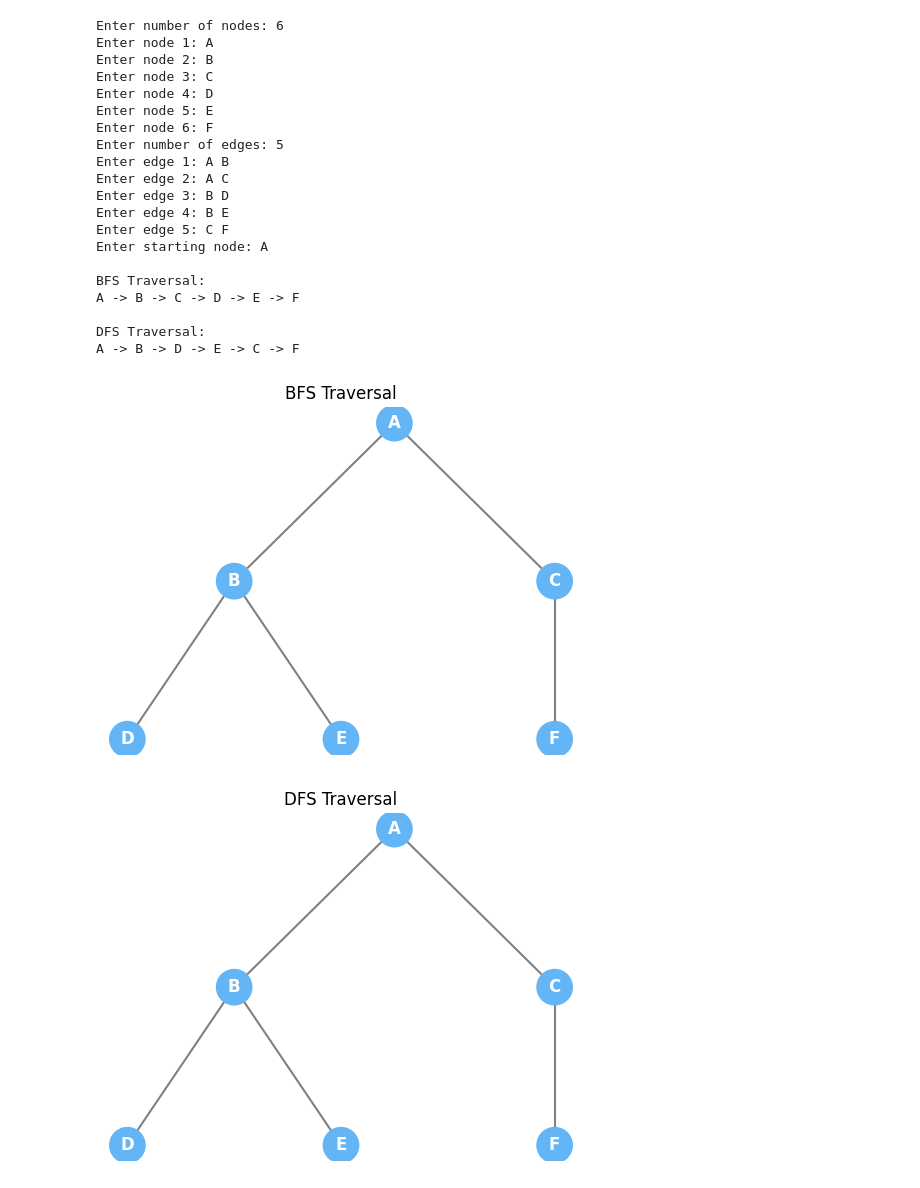
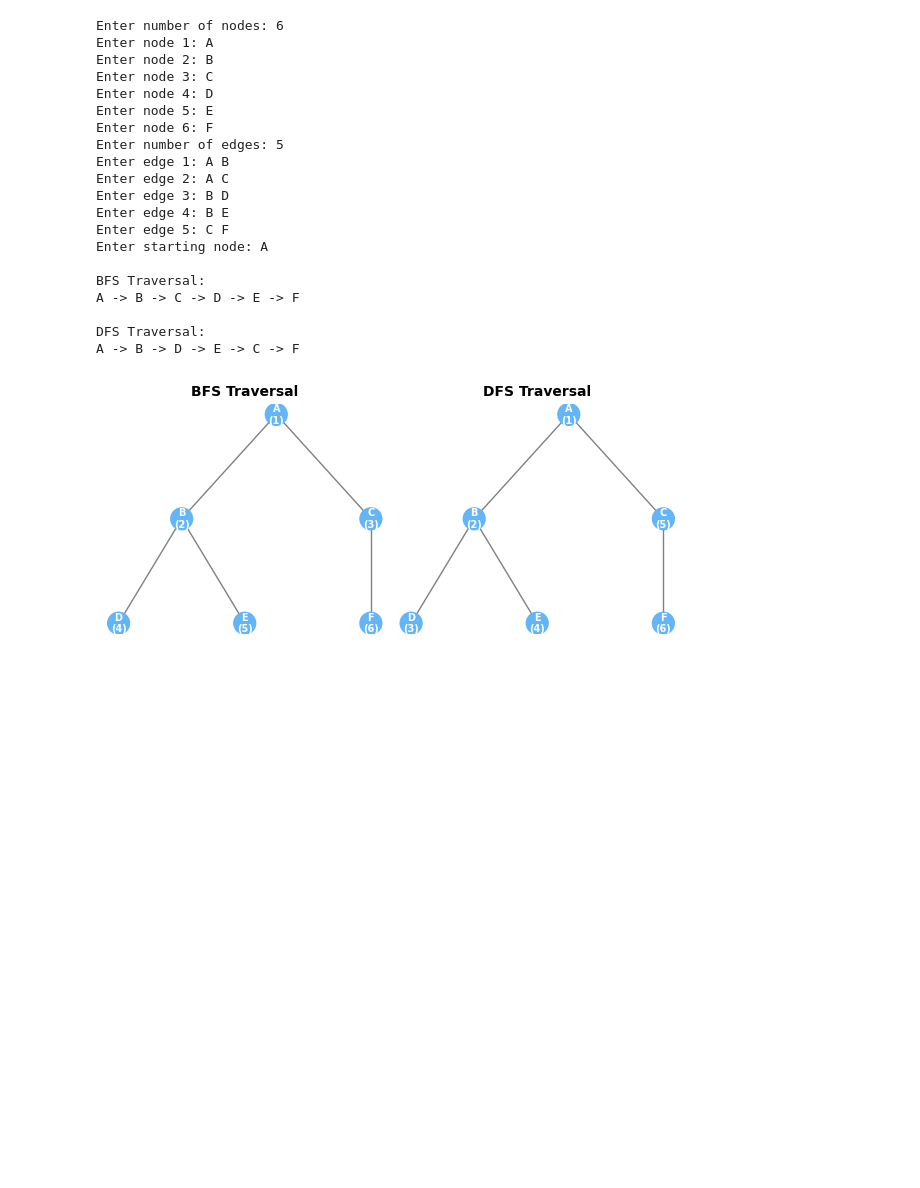
Before and after one commit to DarkDreamz-38/AI-Lab, a Jupyter notebook: BFS and DFS Traversal.ipynb, the cells around one changed output. Saved outputs shown, nothing was run; the diff lists cells and outputs as text; code cells hidden in the pictures; blank space fills up the shorter version.

```diff
--- a/BFS and DFS Traversal.ipynb
+++ b/BFS and DFS Traversal.ipynb
@@ -3,9 +3,6 @@
 # %%
 from collections import deque
 import matplotlib.pyplot as plt
-
-
-# ---------------- INPUT ----------------
 
 n = int(input("Enter number of nodes: "))
 
@@ -15,7 +12,6 @@ for i in range(n):
     node = input(f"Enter node {i + 1}: ")
     nodes.append(node)
 
-# Create adjacency list
 graph = {}
 
 for node in nodes:
@@ -32,7 +28,6 @@ for i in range(e):
 start = input("Enter starting node: ")
 
 
-# ---------------- BFS ----------------
 
 def bfs(graph, start):
     visited = set()
@@ -58,7 +53,6 @@ def bfs(graph, start):
     return order, parent
 
 
-# ---------------- DFS ----------------
 
 def dfs(graph, start):
     visited = set()
@@ -82,7 +76,6 @@ def dfs(graph, start):
     return order, parent
 
 
-# ---------------- FIND POSITIONS ----------------
 
 def get_positions(parent, root):
 
@@ -103,8 +96,8 @@ def get_positions(parent, root):
         if len(children[node]) == 0:
 
             positions[node] = (
-                x_position[0],
-                -depth
+                x_position[0] * 0.6,
+                -depth * 0.6
             )
 
             x_position[0] += 1
@@ -122,7 +115,7 @@ def get_positions(parent, root):
 
             positions[node] = (
                 (first_x + last_x) / 2,
-                -depth
+                -depth * 0.6
             )
 
     place(root, 0)
@@ -130,16 +123,17 @@ def get_positions(parent, root):
     return positions
 
 
-# ---------------- DRAW TREE ----------------
 
-def draw_tree(order, parent, title):
+def draw_tree(ax, order, parent, title):
 
     positions = get_positions(parent, start)
 
-    # Smaller window
-    plt.figure(figsize=(5, 4))
+    traversal_number = {}
 
-    # Draw connecting lines
+    for i, node in enumerate(order, 1):
+        traversal_number[node] = i
+
+
     for node in parent:
 
         if parent[node] is not None:
@@ -147,57 +141,58 @@ def draw_tree(order, parent, title):
             parent_x, parent_y = positions[parent[node]]
             node_x, node_y = positions[node]
 
-            plt.plot(
+            ax.plot(
                 [parent_x, node_x],
                 [parent_y, node_y],
                 color="gray",
-                linewidth=1.5,
+                linewidth=1,
                 zorder=1
             )
 
-    # Draw circular nodes
+
     for node in order:
 
         x, y = positions[node]
 
-        plt.scatter(
+        ax.scatter(
             x,
             y,
-            s=700,
+            s=280,
             color="#64B5F6",
             edgecolors="none",
             zorder=2
         )
 
-        # Display actual node name
-        plt.text(
+        # Node name + traversal order
+        label = node + "\n(" + str(traversal_number[node]) + ")"
+
+        ax.text(
             x,
             y,
-            node,
+            label,
             ha="center",
             va="center",
-            fontsize=12,
+            fontsize=7,
             color="white",
             fontweight="bold",
             zorder=3
         )
 
-    plt.title(title, fontsize=12)
+    ax.set_title(
+        title,
+        fontsize=10,
+        fontweight="bold"
+    )
 
-    plt.axis("off")
-    plt.tight_layout()
-
-    plt.show()
+    ax.axis("off")
 
 
-# ---------------- PERFORM BFS & DFS ----------------
 
 bfs_order, bfs_parent = bfs(graph, start)
 
 dfs_order, dfs_parent = dfs(graph, start)
 
 
-# ---------------- PRINT RESULTS ----------------
 
 print("\nBFS Traversal:")
 print(" -> ".join(bfs_order))
@@ -206,39 +201,47 @@ print("\nDFS Traversal:")
 print(" -> ".join(dfs_order))
 
 
-# ---------------- DRAW DIAGRAMS ----------------
+
+fig, (ax1, ax2) = plt.subplots(
+    1, 2,
+    figsize=(6, 2.8)
+)
 
 draw_tree(
+    ax1,
     bfs_order,
     bfs_parent,
     "BFS Traversal"
 )
 
 draw_tree(
+    ax2,
     dfs_order,
     dfs_parent,
     "DFS Traversal"
 )
+
+plt.tight_layout()
+plt.show()
 # %% [output]
 Enter number of nodes: 6
 Enter node 1: A
 Enter node 2: B
 Enter node 3: C
 Enter node 4: D
 Enter node 5: E
 Enter node 6: F
 Enter number of edges: 5
 Enter edge 1: A B
 Enter edge 2: A C
 Enter edge 3: B D
 Enter edge 4: B E
 Enter edge 5: C F
 Enter starting node: A
 
 BFS Traversal:
 A -> B -> C -> D -> E -> F
 
 DFS Traversal:
 A -> B -> D -> E -> C -> F
-[figure, old version]
+[figure, new version]
-[figure, removed]
```
